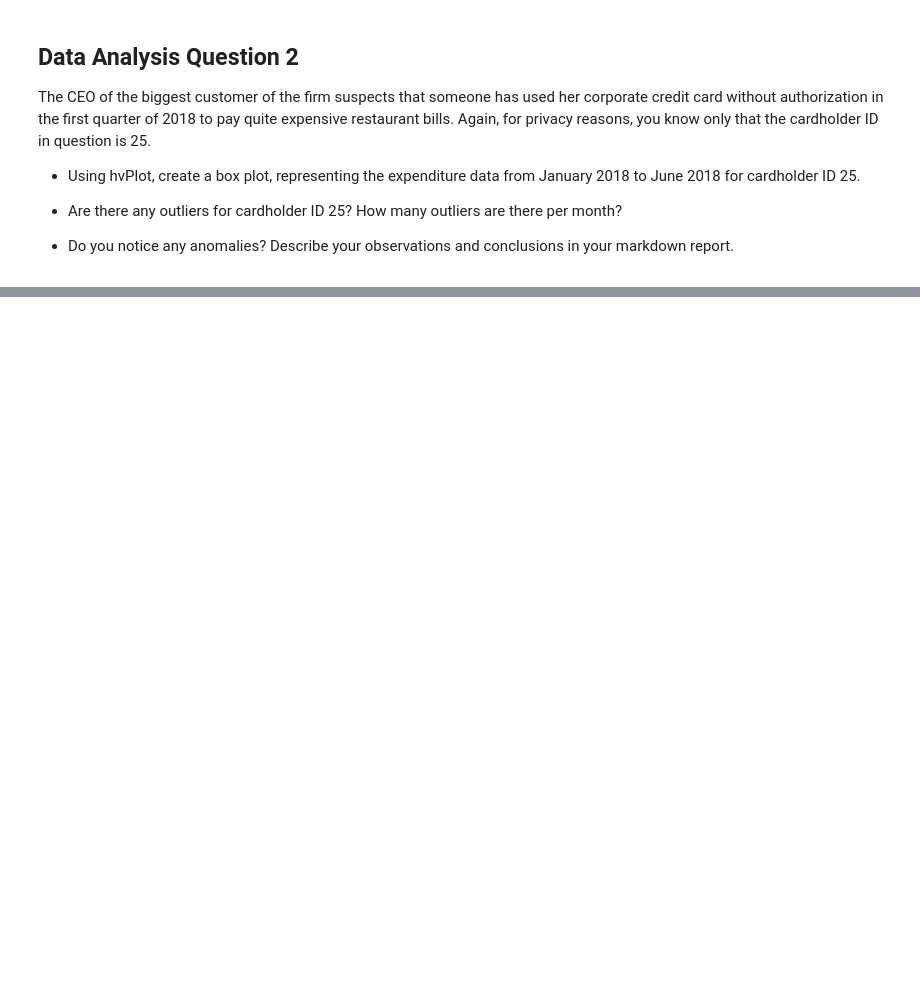
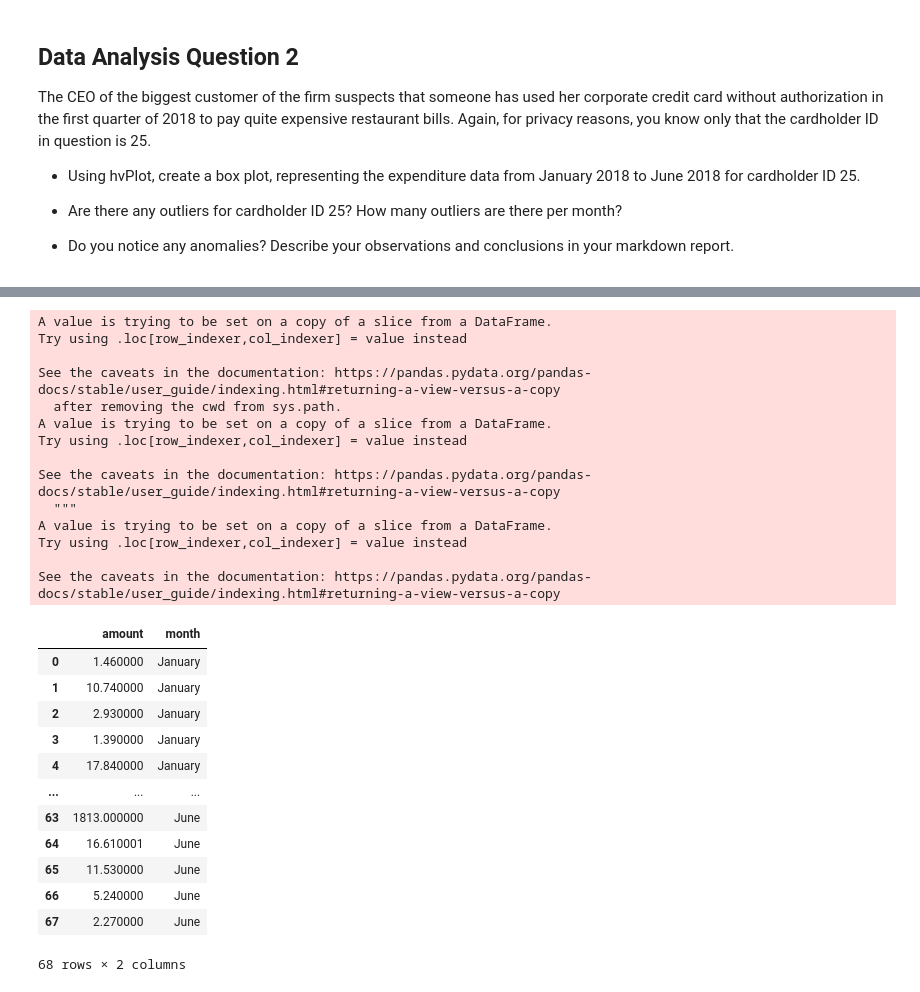
Before and after one commit to yenla9/LookforSupTran, a Jupyter notebook: visual_data_analysis.ipynb, the cells around one changed output, grey strips where cells are left out. Drawn from its saved outputs; the diff is of its cells as text; code cells hidden in the pictures; blank space fills up the shorter version.

```diff
--- a/visual_data_analysis.ipynb
+++ b/visual_data_analysis.ipynb
@@ -70,0 +150,36 @@ query = """
+# %%
+#Clean up data
+
+cardholder25_df= cardholder25_df.drop(columns= ["card","id_merchant", "cardholder_id", "id", "date"])
+cardholder25_df["amount"] = cardholder25_df["amount"].replace({'\$':''}, regex = True)
+cardholder25_df["amount"] = cardholder25_df["amount"].replace({'\,':''}, regex = True)
+cardholder25_df["amount"] = cardholder25_df["amount"].apply(pd.to_numeric, downcast='float')
+cardholder25_df
+# %% [output]
+A value is trying to be set on a copy of a slice from a DataFrame.
+Try using .loc[row_indexer,col_indexer] = value instead
+
+See the caveats in the documentation: https://pandas.pydata.org/pandas-docs/stable/user_guide/indexing.html#returning-a-view-versus-a-copy
+  after removing the cwd from sys.path.
+A value is trying to be set on a copy of a slice from a DataFrame.
+Try using .loc[row_indexer,col_indexer] = value instead
+
+See the caveats in the documentation: https://pandas.pydata.org/pandas-docs/stable/user_guide/indexing.html#returning-a-view-versus-a-copy
+  """
+A value is trying to be set on a copy of a slice from a DataFrame.
+Try using .loc[row_indexer,col_indexer] = value instead
+
+See the caveats in the documentation: https://pandas.pydata.org/pandas-docs/stable/user_guide/indexing.html#returning-a-view-versus-a-copy
+|  | amount | month |
+| 0 | 1.460000 | January |
+| 1 | 10.740000 | January |
+| 2 | 2.930000 | January |
+| 3 | 1.390000 | January |
+| 4 | 17.840000 | January |
+| ... | ... | ... |
+| 63 | 1813.000000 | June |
+| 64 | 16.610001 | June |
+| 65 | 11.530000 | June |
+| 66 | 5.240000 | June |
+| 67 | 2.270000 | June |
+68 rows × 2 columns
```
Also changed, not shown: parts of 16 cells of this notebook, 1 other file.
